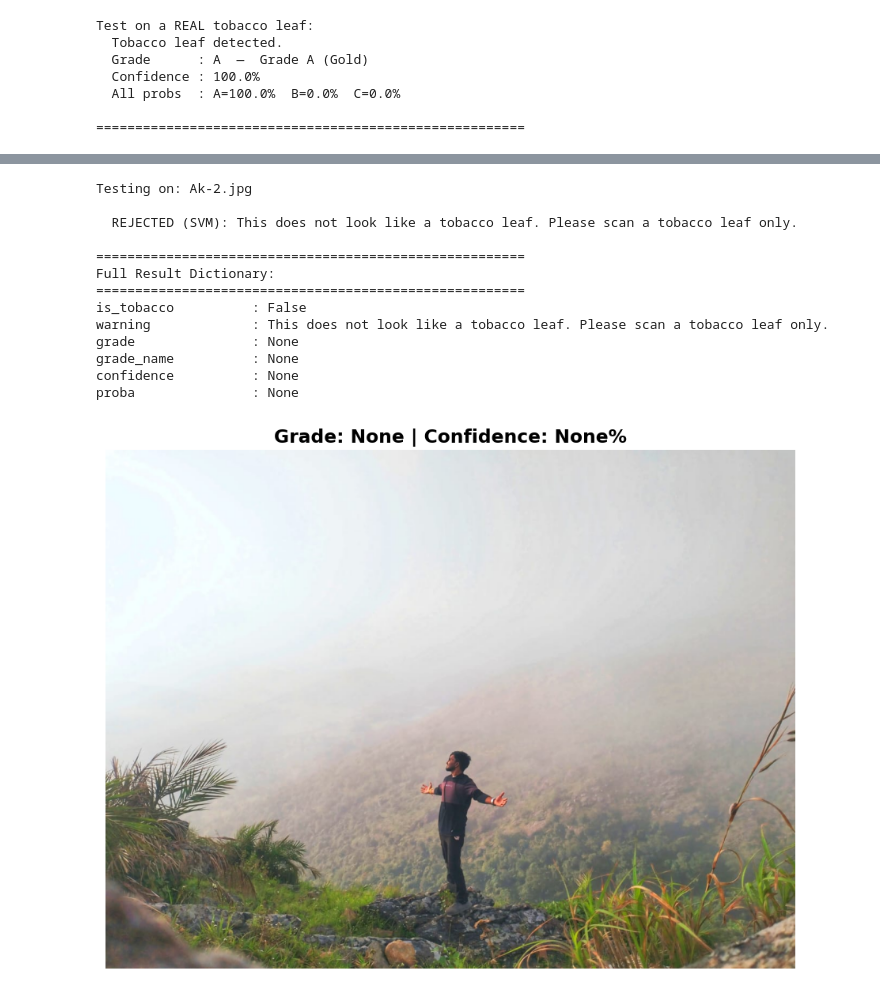
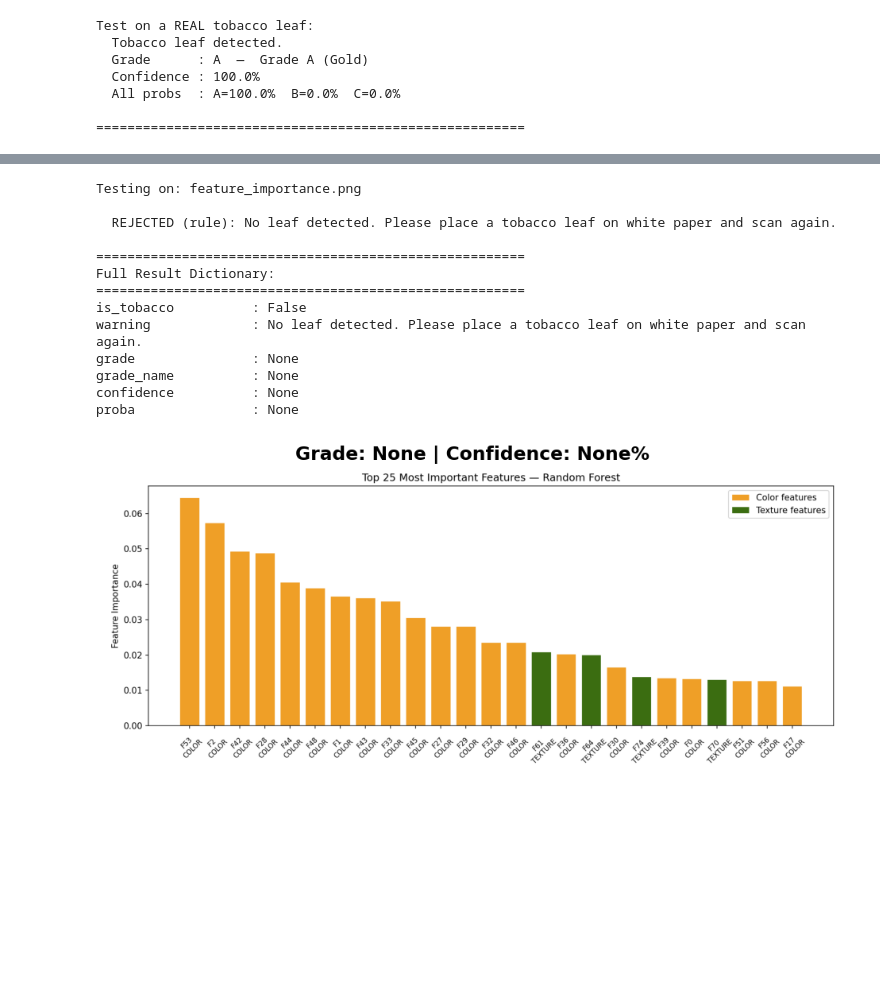
Before and after one commit to BaluAkhil/tobacco-leaf-grader, a Jupyter notebook: model.ipynb, the cells around one changed output, grey strips where cells are left out. Saved outputs shown, nothing was run; the diff lists cells and outputs as text; code cells hidden in the pictures; blank space fills up the shorter version.

```diff
--- a/model.ipynb
+++ b/model.ipynb
@@ -25,7 +25,8 @@ warnings.filterwarnings('ignore')
 %matplotlib inline
 plt.rcParams['figure.dpi'] = 120
 # %%
-DATASET_PATH = r'C:\Users\BALU LOHITH REDDY\Downloads\tobacco leaves'
+DATASET_PATH = r'C:\Users\BALU LOHITH REDDY\Downloads\archive\tobacco leaves'
+
 FOLDER_TO_GRADE = {
     'gold':  (0, 'Grade A', 'Gold'),
     'green': (1, 'Grade B', 'Yellowish-Green'),
@@ -830,7 +870,7 @@ Found 178 images in C:\Users\BALU LOHITH REDDY\Downloads\tobacco leaves\gold
 Saved: batch_predictions_v2.csv
 # %%
 # Test the full pipeline on a single image
-test_image_path = r'C:\Users\BALU LOHITH REDDY\Pictures\Ak-2.jpg'
+test_image_path = r'C:\Users\BALU LOHITH REDDY\Desktop\TBC\feature_importance.png'
 
 # Read the image
 test_img = cv2.imread(test_image_path)
@@ -845,34 +885,34 @@ else:
 
     print("\n" + "="*55)
     print("Full Result Dictionary:")
     print("="*55)
     for key, value in result.items():
         if key == 'proba' and value:
             print(f"{key:20}: A={value[0]*100:.2f}%  B={value[1]*100:.2f}%  C={value[2]*100:.2f}%")
         else:
             print(f"{key:20}: {value}")
 
     # Display the image
     img_rgb = cv2.cvtColor(test_img, cv2.COLOR_BGR2RGB)
     plt.figure(figsize=(8, 6))
     plt.imshow(img_rgb)
     plt.title(f"Grade: {result['grade']} | Confidence: {result['confidence']}%",
               fontsize=14, fontweight='bold')
     plt.axis('off')
     plt.tight_layout()
     plt.show()
 # %% [output]
-Testing on: Ak-2.jpg
+Testing on: feature_importance.png
 
-  REJECTED (SVM): This does not look like a tobacco leaf. Please scan a tobacco leaf only.
+  REJECTED (rule): No leaf detected. Please place a tobacco leaf on white paper and scan again.
 
 =======================================================
 Full Result Dictionary:
 =======================================================
 is_tobacco          : False
-warning             : This does not look like a tobacco leaf. Please scan a tobacco leaf only.
+warning             : No leaf detected. Please place a tobacco leaf on white paper and scan again.
 grade               : None
 grade_name          : None
 confidence          : None
 proba               : None
-[figure, old version]
+[figure, new version]
```
Also changed, not shown: parts of 5 cells of this notebook, 1 other file.
